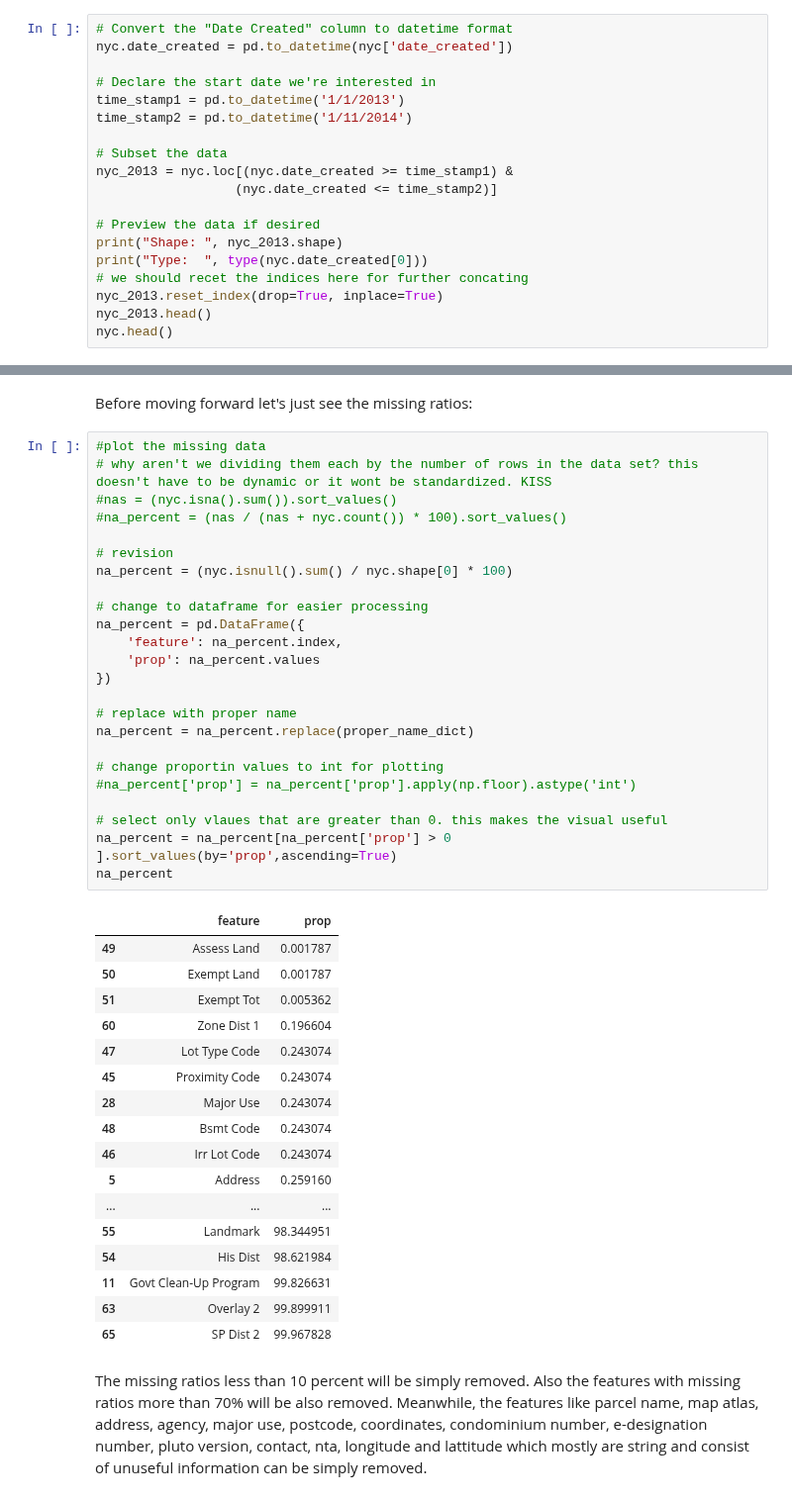
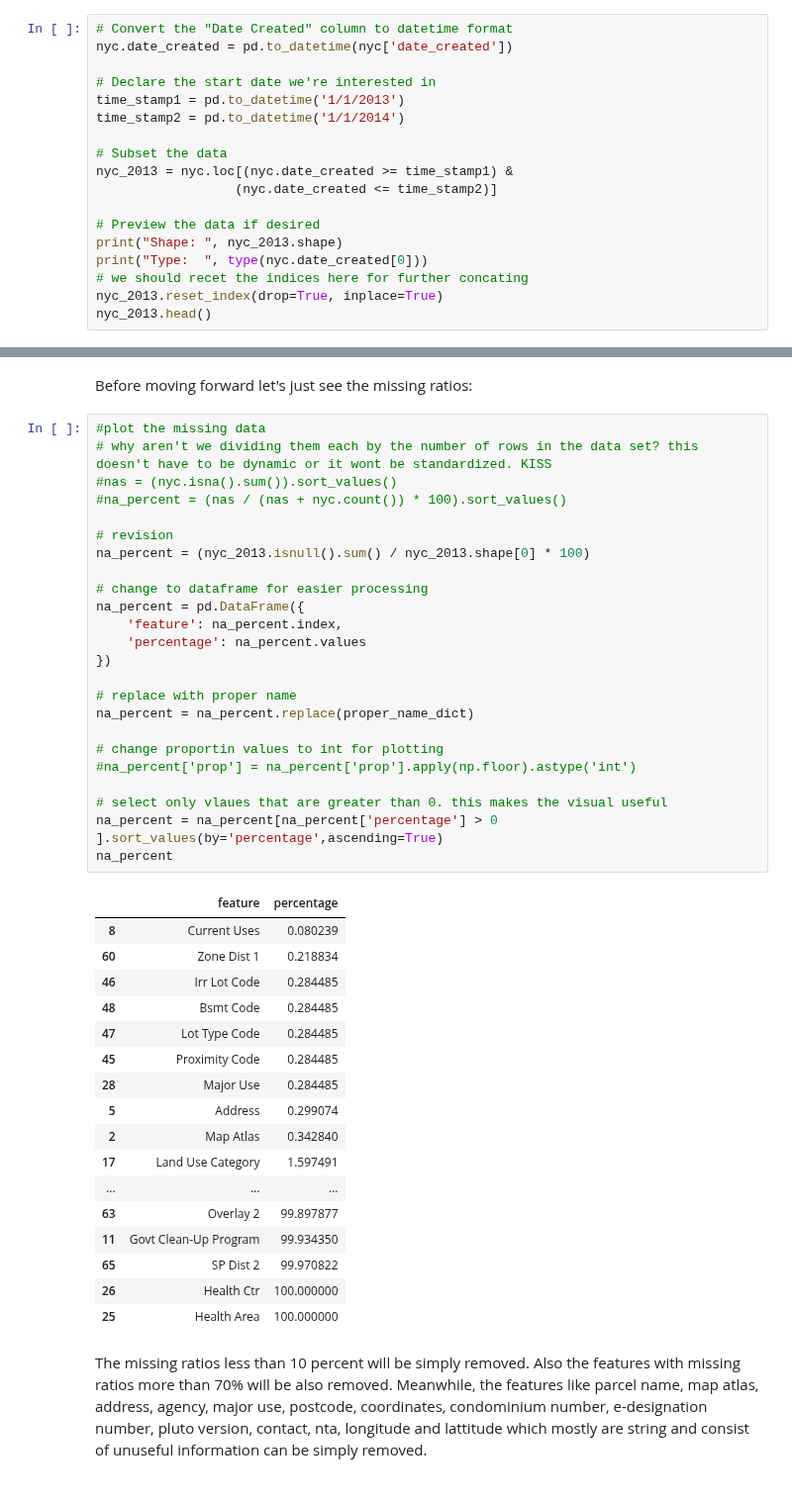
Before and after one commit to lavos84/DS7331-Term-Project, a Jupyter notebook: Project 2_Sarah_data preprocessing.ipynb, the cells around one changed output, grey strips where cells are left out. Shown at 99% size. Drawn from its saved outputs; the diff is of its cells as text.

```diff
--- a/Project 2_Sarah_data preprocessing.ipynb
+++ b/Project 2_Sarah_data preprocessing.ipynb
@@ -238,7 +238,7 @@ nyc.date_created = pd.to_datetime(nyc['date_created'])
 
 # Declare the start date we're interested in
 time_stamp1 = pd.to_datetime('1/1/2013')
-time_stamp2 = pd.to_datetime('1/11/2014')
+time_stamp2 = pd.to_datetime('1/1/2014')
 
 # Subset the data
 nyc_2013 = nyc.loc[(nyc.date_created >= time_stamp1) &
@@ -250,7 +250,6 @@ print("Type:  ", type(nyc.date_created[0]))
 # we should recet the indices here for further concating
 nyc_2013.reset_index(drop=True, inplace=True)
 nyc_2013.head()
-nyc.head()
 # %% [output]
 Shape:  (13709, 74)
 Type:   <class 'pandas._libs.tslibs.timestamps.Timestamp'>
@@ -266,45 +265,45 @@ Before moving forward let's just see the missing ratios:
 # %%
 #plot the missing data
 # why aren't we dividing them each by the number of rows in the data set? this doesn't have to be dynamic or it wont be standardized. KISS
 #nas = (nyc.isna().sum()).sort_values()
 #na_percent = (nas / (nas + nyc.count()) * 100).sort_values()
 
 # revision
-na_percent = (nyc.isnull().sum() / nyc.shape[0] * 100)
+na_percent = (nyc_2013.isnull().sum() / nyc_2013.shape[0] * 100)
 
 # change to dataframe for easier processing
 na_percent = pd.DataFrame({
     'feature': na_percent.index,
-    'prop': na_percent.values
+    'percentage': na_percent.values
 })
 
 # replace with proper name
 na_percent = na_percent.replace(proper_name_dict)
 
 # change proportin values to int for plotting
 #na_percent['prop'] = na_percent['prop'].apply(np.floor).astype('int')
 
 # select only vlaues that are greater than 0. this makes the visual useful
-na_percent = na_percent[na_percent['prop'] > 0 ].sort_values(by='prop',ascending=True)
+na_percent = na_percent[na_percent['percentage'] > 0 ].sort_values(by='percentage',ascending=True)
 na_percent
 # %% [output]
-|  | feature | prop |
-| 49 | Assess Land | 0.001787 |
-| 50 | Exempt Land | 0.001787 |
-| 51 | Exempt Tot | 0.005362 |
-| 60 | Zone Dist 1 | 0.196604 |
-| 47 | Lot Type Code | 0.243074 |
-| 45 | Proximity Code | 0.243074 |
-| 28 | Major Use | 0.243074 |
-| 48 | Bsmt Code | 0.243074 |
-| 46 | Irr Lot Code | 0.243074 |
-| 5 | Address | 0.259160 |
+|  | feature | percentage |
+| 8 | Current Uses | 0.080239 |
+| 60 | Zone Dist 1 | 0.218834 |
+| 46 | Irr Lot Code | 0.284485 |
+| 48 | Bsmt Code | 0.284485 |
+| 47 | Lot Type Code | 0.284485 |
+| 45 | Proximity Code | 0.284485 |
+| 28 | Major Use | 0.284485 |
+| 5 | Address | 0.299074 |
+| 2 | Map Atlas | 0.342840 |
+| 17 | Land Use Category | 1.597491 |
 | ... | ... | ... |
-| 55 | Landmark | 98.344951 |
-| 54 | His Dist | 98.621984 |
-| 11 | Govt Clean-Up Program | 99.826631 |
-| 63 | Overlay 2 | 99.899911 |
-| 65 | SP Dist 2 | 99.967828 |
+| 63 | Overlay 2 | 99.897877 |
+| 11 | Govt Clean-Up Program | 99.934350 |
+| 65 | SP Dist 2 | 99.970822 |
+| 26 | Health Ctr | 100.000000 |
+| 25 | Health Area | 100.000000 |
 # %% [markdown]
 The missing ratios less than 10 percent will be simply removed. Also the features with missing ratios more than 70% will be also removed. Meanwhile, the features like parcel name, map atlas, address, agency, major use, postcode, coordinates, condominium number, e-designation number, pluto version, contact, nta, longitude and lattitude which mostly are string and consist of unuseful information can be simply removed.
 # %%
```
Also changed, not shown: parts of 16 cells of this notebook.
